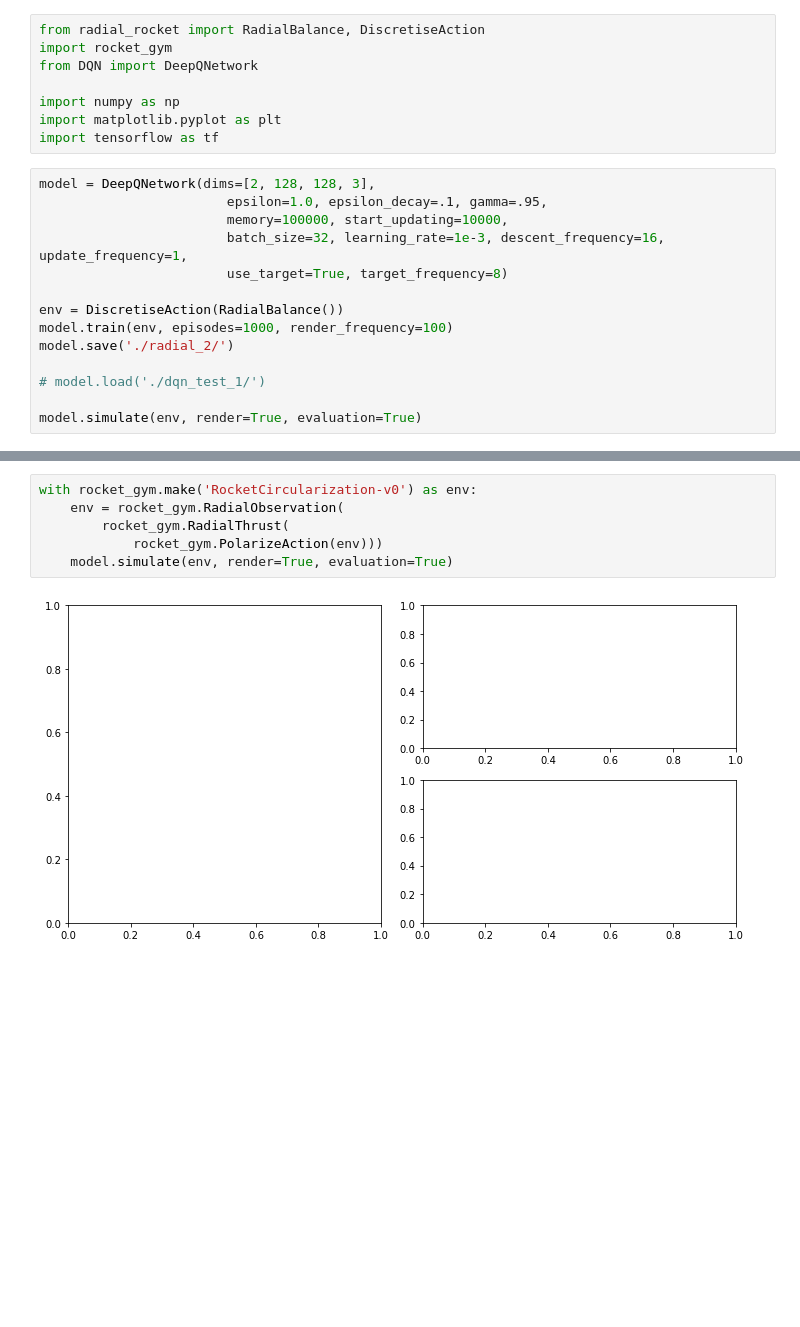
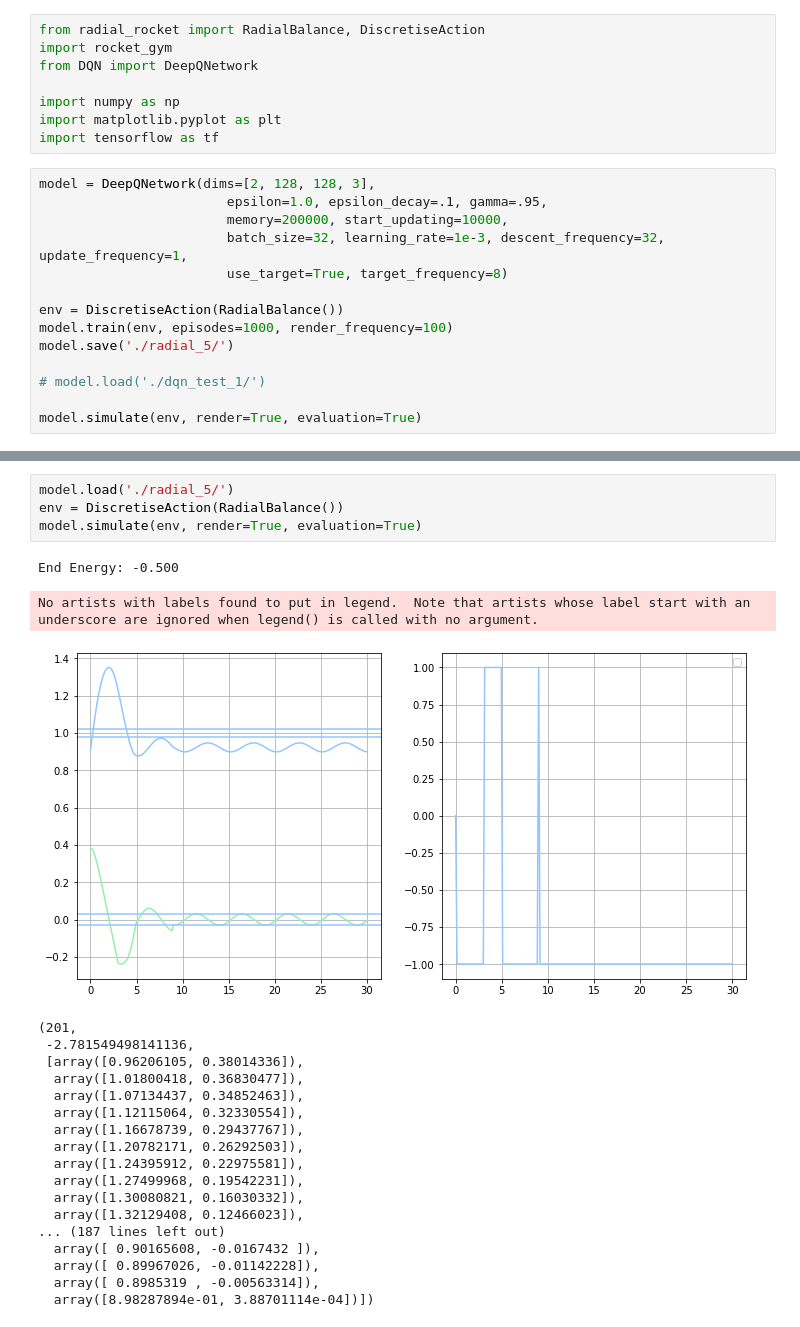
Before and after one commit to BrownParticleAstro/YH_Rocket_Circularization, a Jupyter notebook: radial_rocket.ipynb, the cells around one changed output, grey strips where cells are left out. Cells and saved outputs as stored; diff of their text form; blank space fills up the shorter version.

```diff
--- a/radial_rocket.ipynb
+++ b/radial_rocket.ipynb
@@ -9,13 +9,13 @@ import tensorflow as tf
 # %%
 model = DeepQNetwork(dims=[2, 128, 128, 3],
                         epsilon=1.0, epsilon_decay=.1, gamma=.95,
-                        memory=100000, start_updating=10000,
-                        batch_size=32, learning_rate=1e-3, descent_frequency=16, update_frequency=1,
+                        memory=200000, start_updating=10000,
+                        batch_size=32, learning_rate=1e-3, descent_frequency=32, update_frequency=1,
                         use_target=True, target_frequency=8)
 
 env = DiscretiseAction(RadialBalance())
 model.train(env, episodes=1000, render_frequency=100)
-model.save('./radial_2/')
+model.save('./radial_5/')
 
 # model.load('./dqn_test_1/')
 
@@ -86,10 +87,27 @@ Episode: 200
 # %%
-with rocket_gym.make('RocketCircularization-v0') as env:
-    env = rocket_gym.RadialObservation(
-        rocket_gym.RadialThrust(
-            rocket_gym.PolarizeAction(env)))
-    model.simulate(env, render=True, evaluation=True)
+model.load('./radial_5/')
+env = DiscretiseAction(RadialBalance())
+model.simulate(env, render=True, evaluation=True)
 # %% [output]
+End Energy: -0.500
+No artists with labels found to put in legend.  Note that artists whose label start with an underscore are ignored when legend() is called with no argument.
-[figure, old version]
+[figure, new version]
+(201,
+ -2.781549498141136,
+ [array([0.96206105, 0.38014336]),
+  array([1.01800418, 0.36830477]),
+  array([1.07134437, 0.34852463]),
+  array([1.12115064, 0.32330554]),
+  array([1.16678739, 0.29437767]),
+  array([1.20782171, 0.26292503]),
+  array([1.24395912, 0.22975581]),
+  array([1.27499968, 0.19542231]),
+  array([1.30080821, 0.16030332]),
+  array([1.32129408, 0.12466023]),
+... (187 lines left out)
+  array([ 0.90165608, -0.0167432 ]),
+  array([ 0.89967026, -0.01142228]),
+  array([ 0.8985319 , -0.00563314]),
+  array([8.98287894e-01, 3.88701114e-04])])
 # %%
 rs = np.linspace(0.5, 1.5, 100)
```
Also changed, not shown: parts of 2 cells of this notebook, 6 other files.
